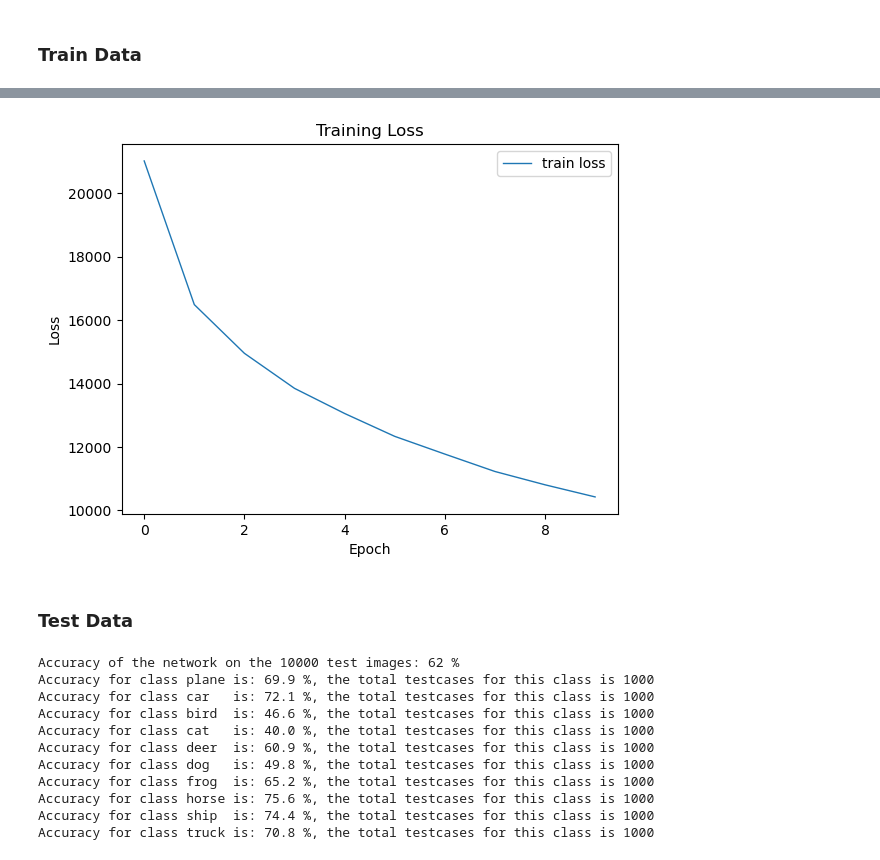
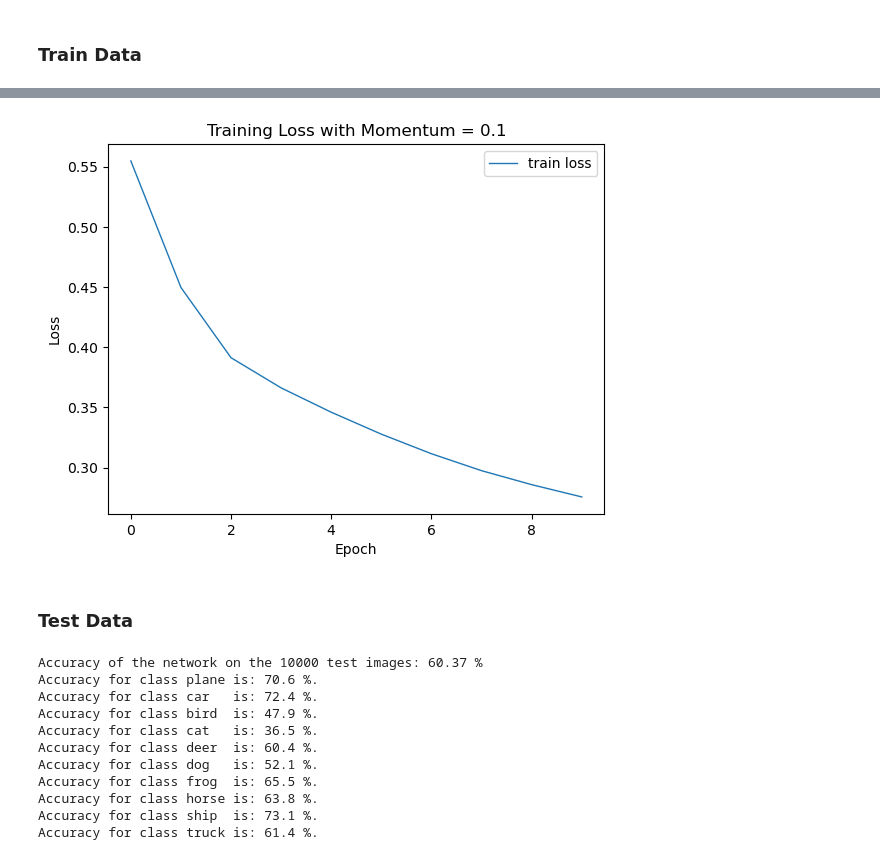
Before and after one commit to EncodeTalker2003/ProgramminginAI, a Jupyter notebook: hw1.ipynb, the cells around one changed output, grey strips where cells are left out. Cells and saved outputs as stored; diff of their text form; code cells hidden in the pictures.

```diff
--- a/hw1.ipynb
+++ b/hw1.ipynb
@@ -19,3 +19,4 @@ lr = 0.001
 num_epochs = 10
 seed = 42
 model_path = './model.ckpt'
+momentum = 0.1
@@ -68,7 +80,7 @@ class LeNet(torch.nn.Module):
 net = LeNet().to(device)
 # %%
 criterion = nn.CrossEntropyLoss()
-optimizer = optim.SGD(net.parameters(), lr=lr, momentum=0.9)
+optimizer = optim.SGD(net.parameters(), lr=lr, momentum=momentum)
 # %% [markdown]
 ### Train Data
 # %%
@@ -92,10 +104,10 @@ for epoch in range(num_epochs):
         train_acc += (predicted == labels).sum().item()
         total += labels.size(0)
         if i % 2500 == 2499:
-            print('[%d, %5d] loss: %.3f' % (epoch + 1, i + 1, train_loss / 1000))
-            # train_loss = 0.0
+            print('[%d, %5d] loss: %.3f' %
+				  (epoch + 1, i + 1, train_loss / (i + 1)))
 
-    loss_data.append(train_loss)
+    loss_data.append(train_loss / total)
     acc_data.append(train_acc / total)
 
 
@@ -121,15 +133,15 @@ Epoch 3/10
 # %%
 x_train_loss = range(num_epochs)
 y_train_loss = loss_data
 plt.figure()
 plt.xlabel('Epoch')
 plt.ylabel('Loss')
-plt.title('Training Loss')
+plt.title('Training Loss with Momentum = 0.1')
 plt.plot(x_train_loss, y_train_loss, linewidth=1, linestyle='solid', label='train loss')
 plt.legend()
 plt.show()
 # %% [output]
-[figure, old version]
+[figure, new version]
 # %%
 torch.save(net.state_dict(), model_path)
 # %% [markdown]
@@ -150,20 +162,20 @@ with torch.no_grad():
 				correct_pred[classes[label]] += 1
 			total_pred[classes[label]] += 1
 
-print('Accuracy of the network on the 10000 test images: %d %%' % (100 * correct / total))
+print('Accuracy of the network on the 10000 test images: %.2f %%' % (100 * correct / total))
 
 for classname, correct_count in correct_pred.items():
 	accuracy = 100 * float(correct_count) / total_pred[classname]
-	print("Accuracy for class {:5s} is: {:.1f} %, the total testcases for this class is {:}".format(classname, accuracy, total_pred[classname]))
+	print("Accuracy for class {:5s} is: {:.1f} %.".format(classname, accuracy))
 # %% [output]
-Accuracy of the network on the 10000 test images: 62 %
-Accuracy for class plane is: 69.9 %, the total testcases for this class is 1000
-Accuracy for class car   is: 72.1 %, the total testcases for this class is 1000
-Accuracy for class bird  is: 46.6 %, the total testcases for this class is 1000
-Accuracy for class cat   is: 40.0 %, the total testcases for this class is 1000
-Accuracy for class deer  is: 60.9 %, the total testcases for this class is 1000
-Accuracy for class dog   is: 49.8 %, the total testcases for this class is 1000
-Accuracy for class frog  is: 65.2 %, the total testcases for this class is 1000
-Accuracy for class horse is: 75.6 %, the total testcases for this class is 1000
-Accuracy for class ship  is: 74.4 %, the total testcases for this class is 1000
-Accuracy for class truck is: 70.8 %, the total testcases for this class is 1000
+Accuracy of the network on the 10000 test images: 60.37 %
+Accuracy for class plane is: 70.6 %.
+Accuracy for class car   is: 72.4 %.
+Accuracy for class bird  is: 47.9 %.
+Accuracy for class cat   is: 36.5 %.
+Accuracy for class deer  is: 60.4 %.
+Accuracy for class dog   is: 52.1 %.
+Accuracy for class frog  is: 65.5 %.
+Accuracy for class horse is: 63.8 %.
+Accuracy for class ship  is: 73.1 %.
+Accuracy for class truck is: 61.4 %.
```
Also changed, not shown: parts of 2 cells of this notebook, 2 other files.
